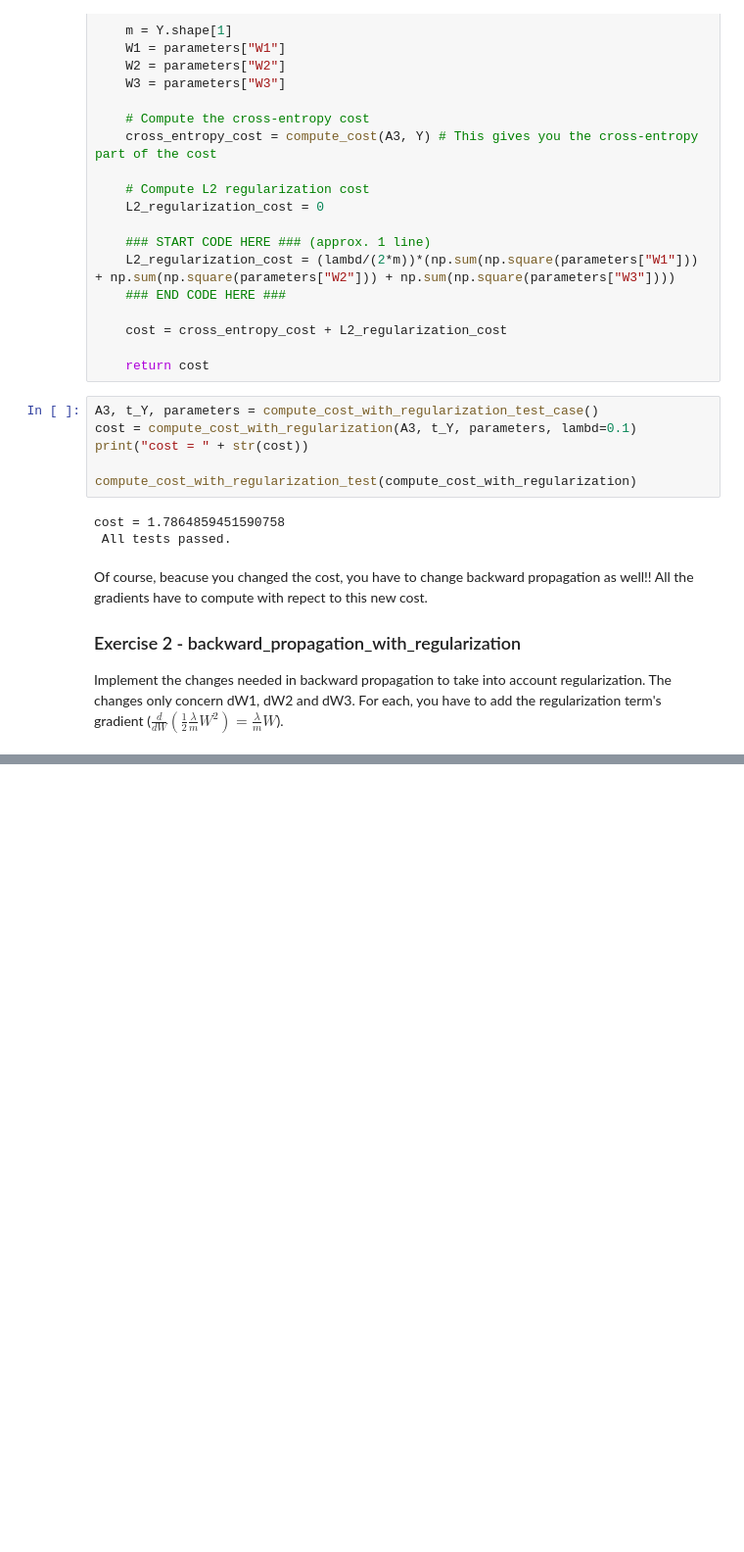
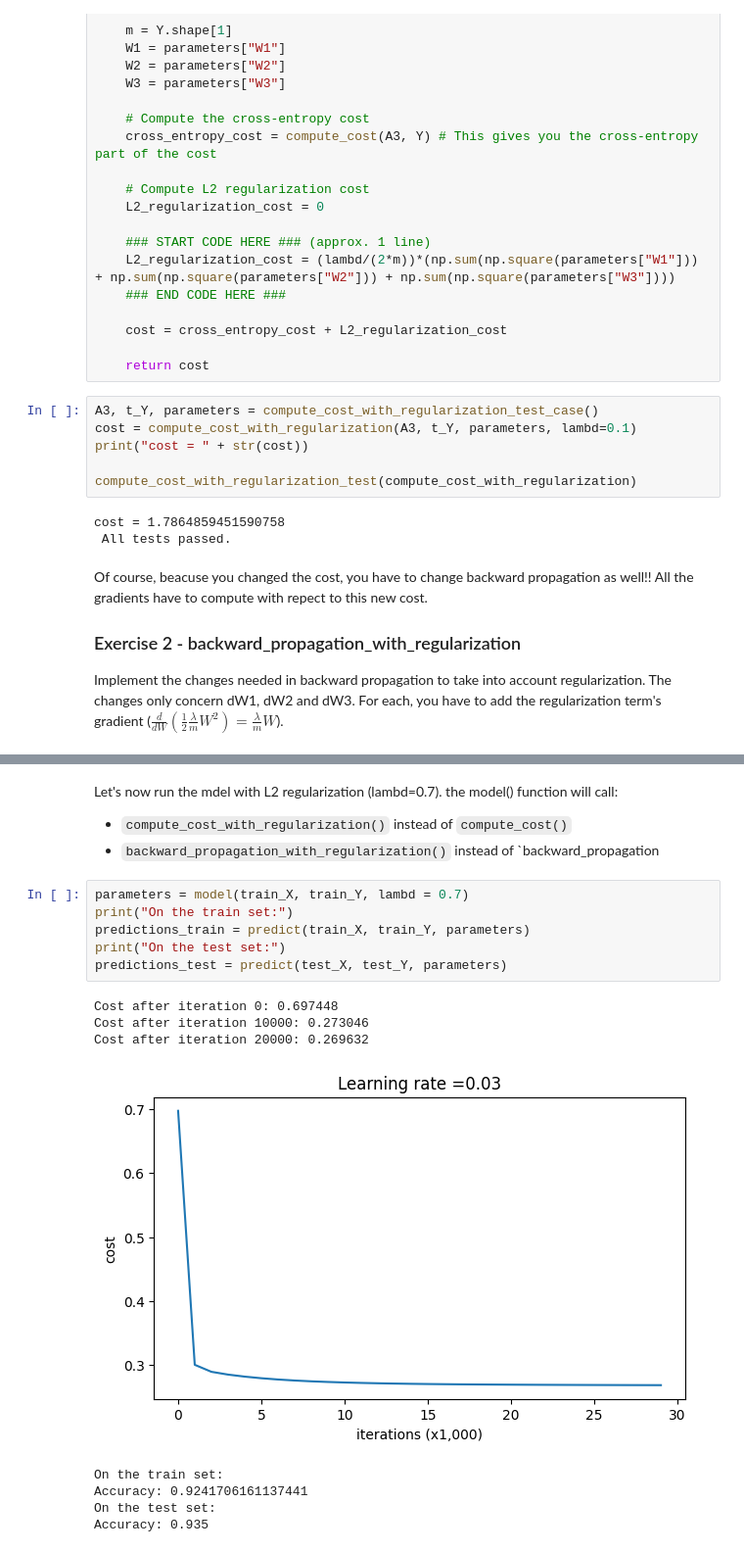
Before and after one commit to Donner886/Deep-learning, a Jupyter notebook: Chapter02-Hyper-parameters-fine-Tuning/W1A2/Regularization_ddma.ipynb, the cells around one changed output, grey strips where cells are left out. Shown at 98% size. Drawn from its saved outputs; the diff is of its cells as text; blank space fills up the shorter version.

Commit message:
regularization-dropout p1

```diff
--- a/Chapter02-Hyper-parameters-fine-Tuning/W1A2/Regularization_ddma.ipynb
+++ b/Chapter02-Hyper-parameters-fine-Tuning/W1A2/Regularization_ddma.ipynb
@@ -285,0 +310,19 @@ def backward_propagation_with_regularization(X, Y, cache, lambd):
+# %% [markdown]
+Let's now run the mdel with L2 regularization (lambd=0.7). the model() function will call:
+- `compute_cost_with_regularization()` instead of `compute_cost()`
+- `backward_propagation_with_regularization()` instead of `backward_propagation
+# %%
+parameters = model(train_X, train_Y, lambd = 0.7)
+print("On the train set:")
+predictions_train = predict(train_X, train_Y, parameters)
+print("On the test set:")
+predictions_test = predict(test_X, test_Y, parameters)
+# %% [output]
+Cost after iteration 0: 0.697448
+Cost after iteration 10000: 0.273046
+Cost after iteration 20000: 0.269632
+[figure, added]
+On the train set:
+Accuracy: 0.9241706161137441
+On the test set:
+Accuracy: 0.935
```
Also changed, not shown: parts of 8 cells of this notebook.
